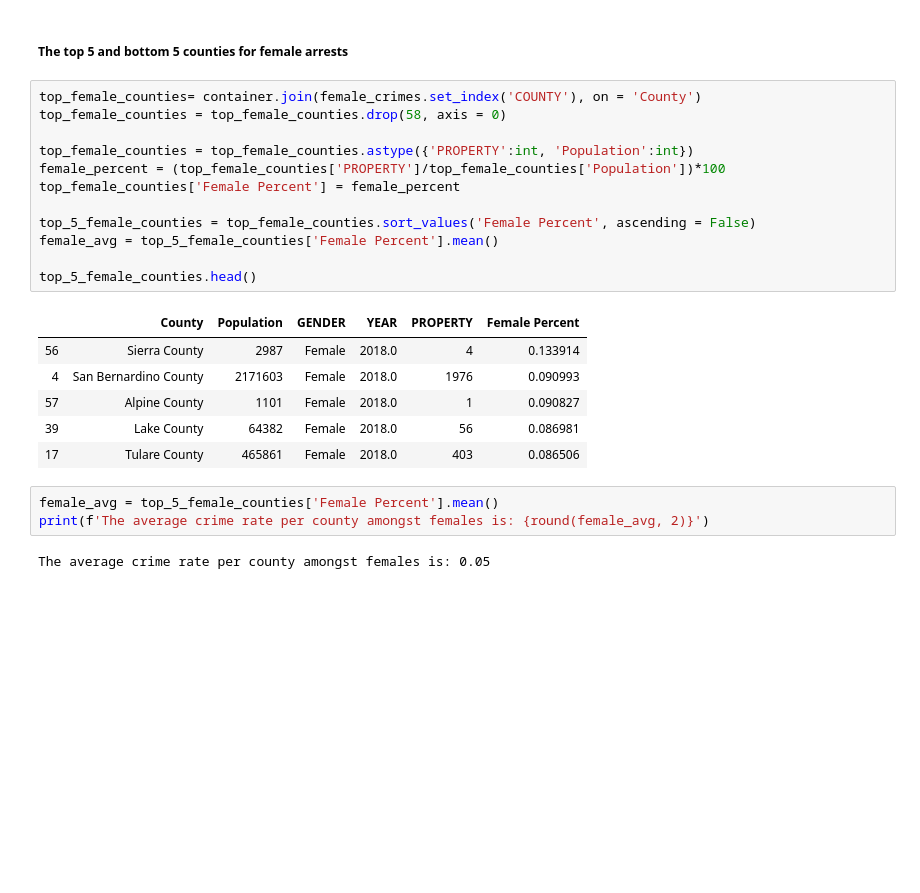
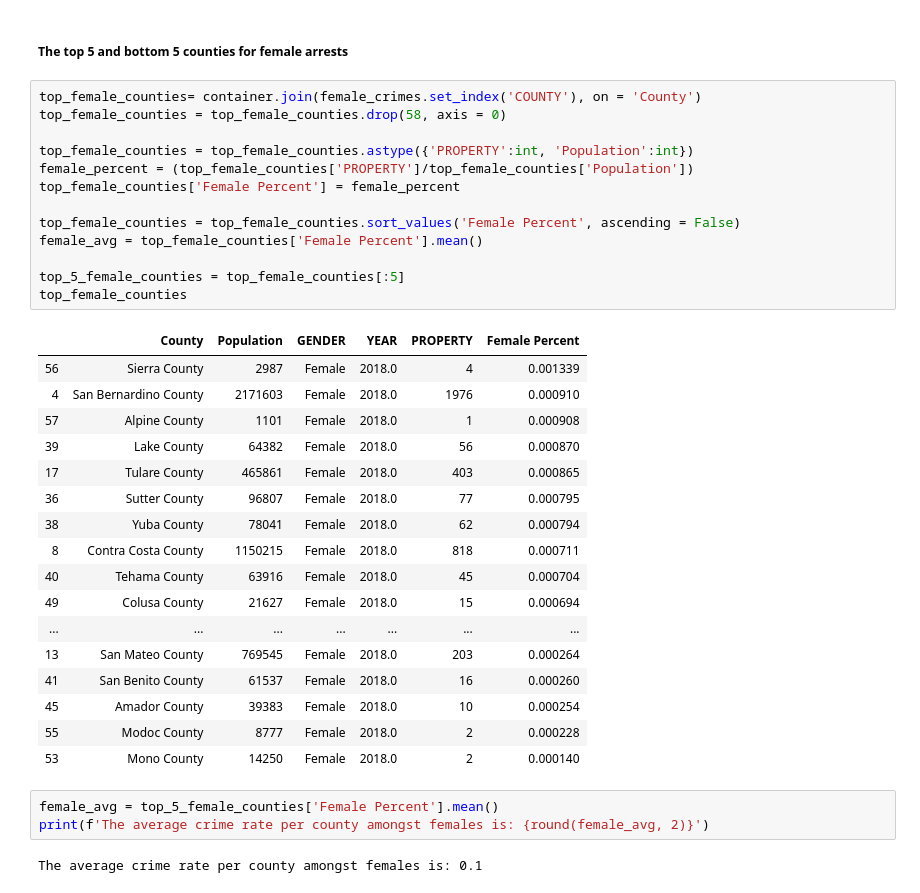
Before and after one commit to joseh4/Testing-the-link-between-fast-food-restaurants-and-property-crime-in-CA, a Jupyter notebook: master-notebook-crime.ipynb, the cells around one changed output. Cells and saved outputs as stored; diff of their text form; blank space fills up the shorter version.

```diff
--- a/master-notebook-crime.ipynb
+++ b/master-notebook-crime.ipynb
@@ -352,25 +368,37 @@ bot_5_male_counties
 # %%
 top_female_counties= container.join(female_crimes.set_index('COUNTY'), on = 'County')
 top_female_counties = top_female_counties.drop(58, axis = 0)
 
 top_female_counties = top_female_counties.astype({'PROPERTY':int, 'Population':int})
-female_percent = (top_female_counties['PROPERTY']/top_female_counties['Population'])*100
+female_percent = (top_female_counties['PROPERTY']/top_female_counties['Population'])
 top_female_counties['Female Percent'] = female_percent
 
-top_5_female_counties = top_female_counties.sort_values('Female Percent', ascending = False)
-female_avg = top_5_female_counties['Female Percent'].mean()
+top_female_counties = top_female_counties.sort_values('Female Percent', ascending = False)
+female_avg = top_female_counties['Female Percent'].mean()
 
-top_5_female_counties.head()
+top_5_female_counties = top_female_counties[:5]
+top_female_counties
 # %% [output]
 |  | County | Population | GENDER | YEAR | PROPERTY | Female Percent |
-| 56 | Sierra County | 2987 | Female | 2018.0 | 4 | 0.133914 |
-| 4 | San Bernardino County | 2171603 | Female | 2018.0 | 1976 | 0.090993 |
-| 57 | Alpine County | 1101 | Female | 2018.0 | 1 | 0.090827 |
-| 39 | Lake County | 64382 | Female | 2018.0 | 56 | 0.086981 |
-| 17 | Tulare County | 465861 | Female | 2018.0 | 403 | 0.086506 |
+| 56 | Sierra County | 2987 | Female | 2018.0 | 4 | 0.001339 |
+| 4 | San Bernardino County | 2171603 | Female | 2018.0 | 1976 | 0.000910 |
+| 57 | Alpine County | 1101 | Female | 2018.0 | 1 | 0.000908 |
+| 39 | Lake County | 64382 | Female | 2018.0 | 56 | 0.000870 |
+| 17 | Tulare County | 465861 | Female | 2018.0 | 403 | 0.000865 |
+| 36 | Sutter County | 96807 | Female | 2018.0 | 77 | 0.000795 |
+| 38 | Yuba County | 78041 | Female | 2018.0 | 62 | 0.000794 |
+| 8 | Contra Costa County | 1150215 | Female | 2018.0 | 818 | 0.000711 |
+| 40 | Tehama County | 63916 | Female | 2018.0 | 45 | 0.000704 |
+| 49 | Colusa County | 21627 | Female | 2018.0 | 15 | 0.000694 |
+| ... | ... | ... | ... | ... | ... | ... |
+| 13 | San Mateo County | 769545 | Female | 2018.0 | 203 | 0.000264 |
+| 41 | San Benito County | 61537 | Female | 2018.0 | 16 | 0.000260 |
+| 45 | Amador County | 39383 | Female | 2018.0 | 10 | 0.000254 |
+| 55 | Modoc County | 8777 | Female | 2018.0 | 2 | 0.000228 |
+| 53 | Mono County | 14250 | Female | 2018.0 | 2 | 0.000140 |
 # %%
 female_avg = top_5_female_counties['Female Percent'].mean()
 print(f'The average crime rate per county amongst females is: {round(female_avg, 2)}')
 # %% [output]
-The average crime rate per county amongst females is: 0.05
+The average crime rate per county amongst females is: 0.1
 # %%
```
Also changed, not shown: parts of 28 cells of this notebook, 3 other files.
